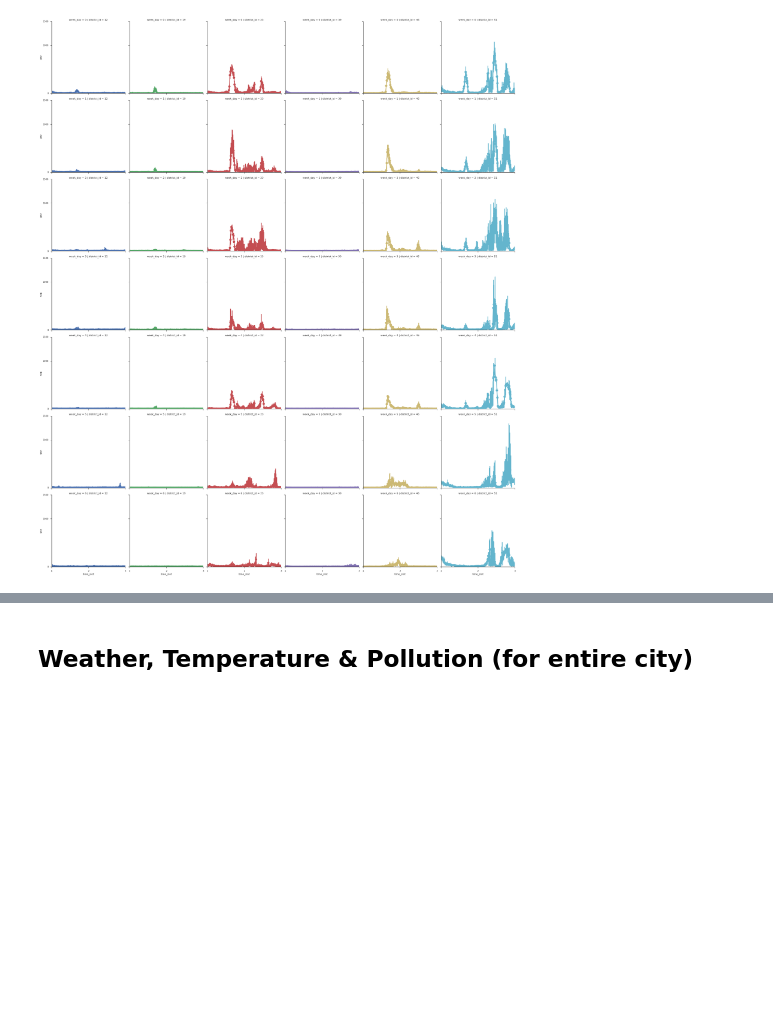
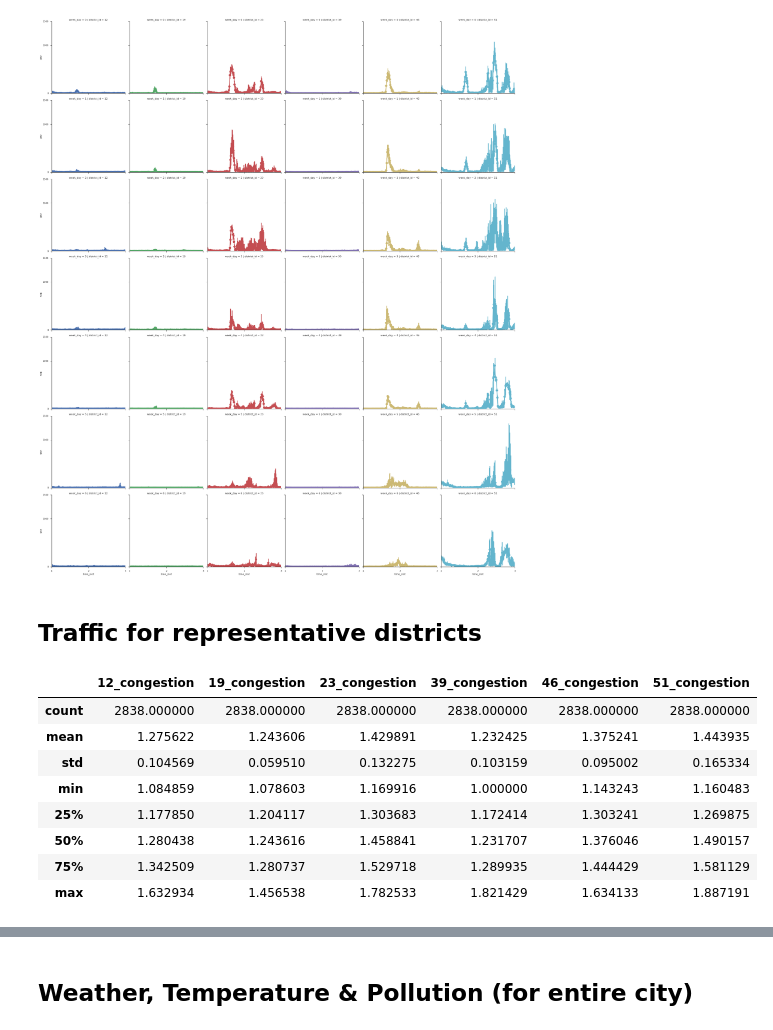
Before and after one commit to rvishakh/udacity, a Jupyter notebook: MLND/capstone/didi/capstone.ipynb, the cells around one changed output, grey strips where cells are left out. Drawn from its saved outputs; the diff is of its cells as text; code cells hidden in the pictures; blank space fills up the shorter version.

```diff
--- a/MLND/capstone/didi/capstone.ipynb
+++ b/MLND/capstone/didi/capstone.ipynb
@@ -666,3 +666,5 @@ grid.fig.tight_layout(w_pad=1)
 # %% [output]
 Demand Supply Gap Plots
 [figure]
+# %% [markdown]
+## Traffic for representative districts
@@ -668,0 +683,12 @@ Demand Supply Gap Plots
+# %%
+traffic_plot.describe()
+# %% [output]
+|  | 12_congestion | 19_congestion | 23_congestion | 39_congestion | 46_congestion | 51_congestion |
+| count | 2838.000000 | 2838.000000 | 2838.000000 | 2838.000000 | 2838.000000 | 2838.000000 |
+| mean | 1.275622 | 1.243606 | 1.429891 | 1.232425 | 1.375241 | 1.443935 |
+| std | 0.104569 | 0.059510 | 0.132275 | 0.103159 | 0.095002 | 0.165334 |
+| min | 1.084859 | 1.078603 | 1.169916 | 1.000000 | 1.143243 | 1.160483 |
+| 25% | 1.177850 | 1.204117 | 1.303683 | 1.172414 | 1.303241 | 1.269875 |
+| 50% | 1.280438 | 1.243616 | 1.458841 | 1.231707 | 1.376046 | 1.490157 |
+| 75% | 1.342509 | 1.280737 | 1.529718 | 1.289935 | 1.444429 | 1.581129 |
+| max | 1.632934 | 1.456538 | 1.782533 | 1.821429 | 1.634133 | 1.887191 |
```
Also changed, not shown: parts of 3 cells of this notebook.
